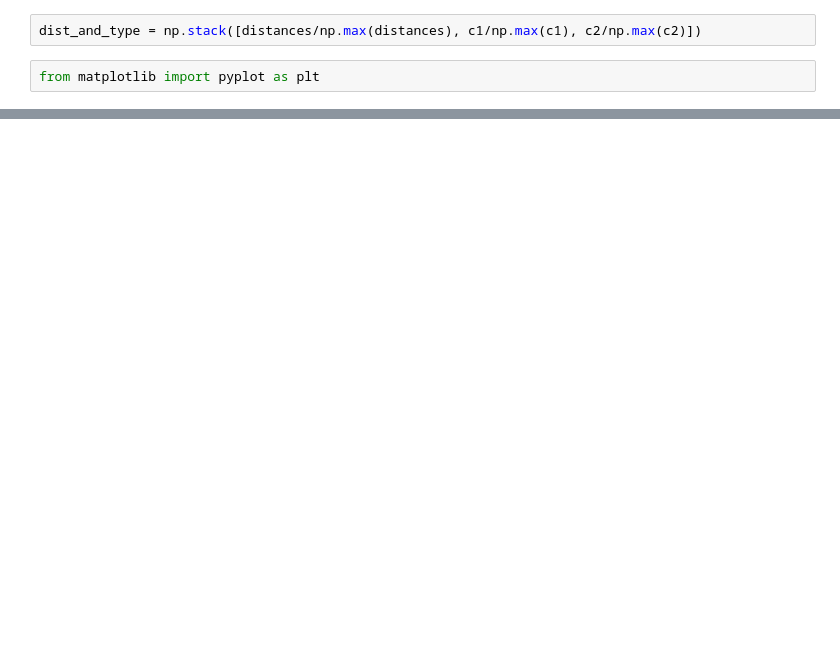
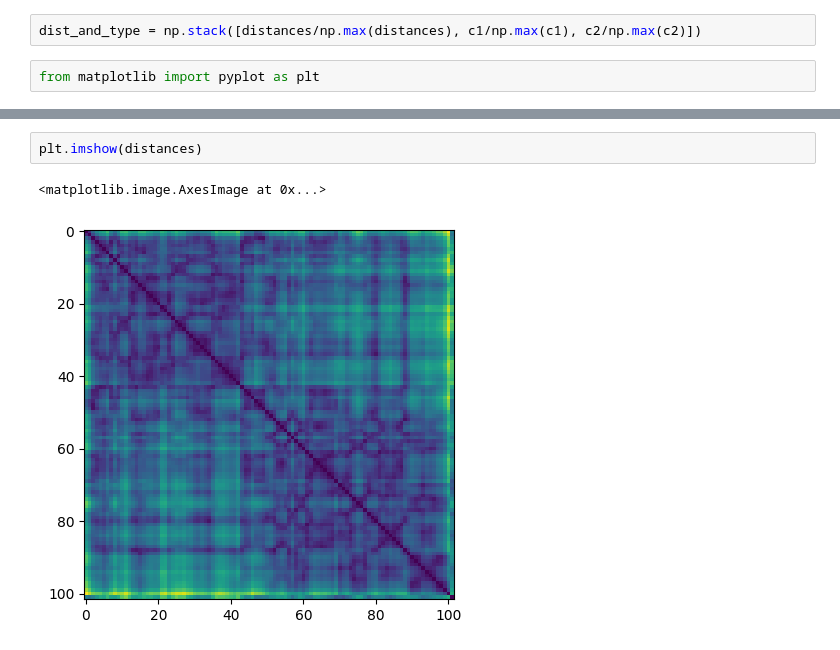
Before and after one commit to SukritTM/comp-bioinfo-project, a Jupyter notebook: scratchpad.ipynb, the cells around one changed output, grey strips where cells are left out. Saved outputs shown, nothing was run; the diff lists cells and outputs as text; blank space fills up the shorter version.

```diff
--- a/scratchpad.ipynb
+++ b/scratchpad.ipynb
@@ -65,0 +147,5 @@ plt.imshow(np.transpose(dist_and_type, (1, 2, 0)))
+# %%
+plt.imshow(distances)
+# %% [output]
+<matplotlib.image.AxesImage at 0x...>
+[figure, added]
```
Also changed, not shown: parts of 15 cells of this notebook, 1 other file.
